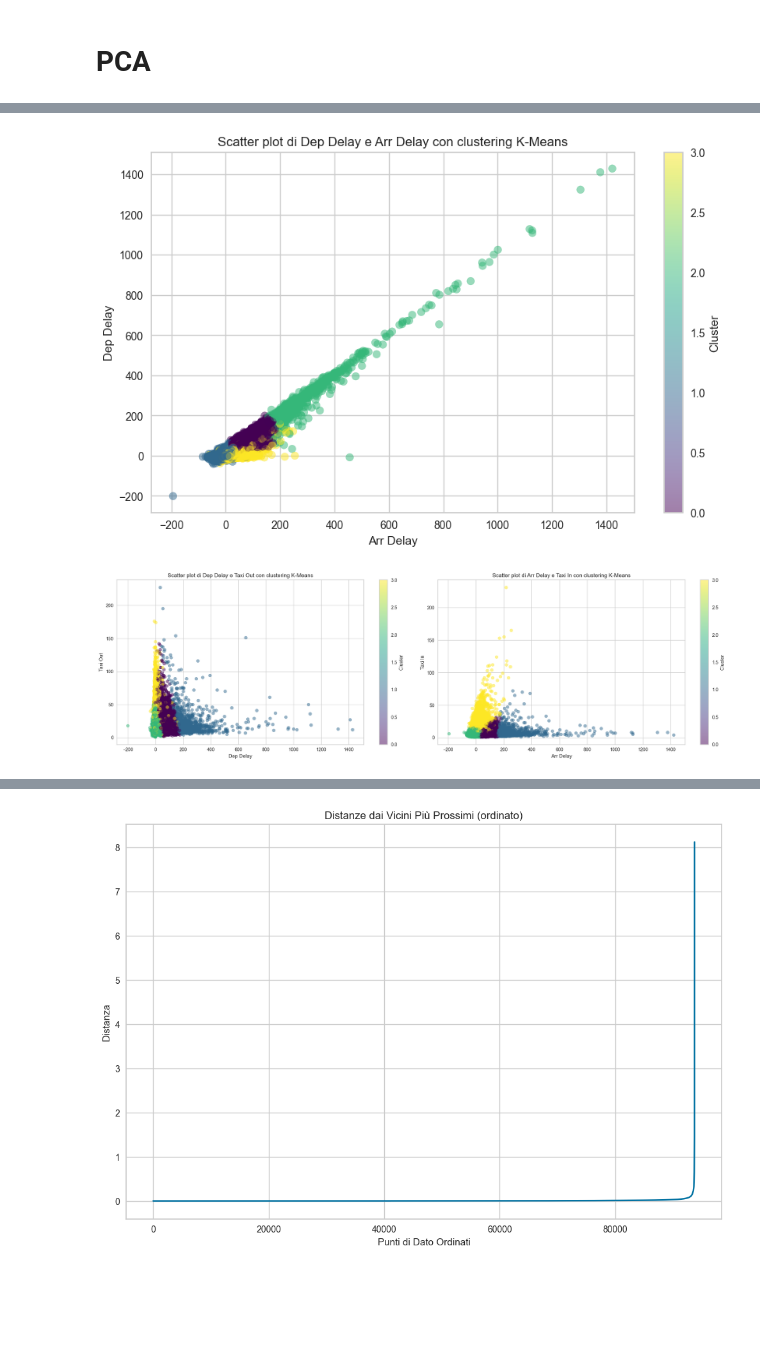
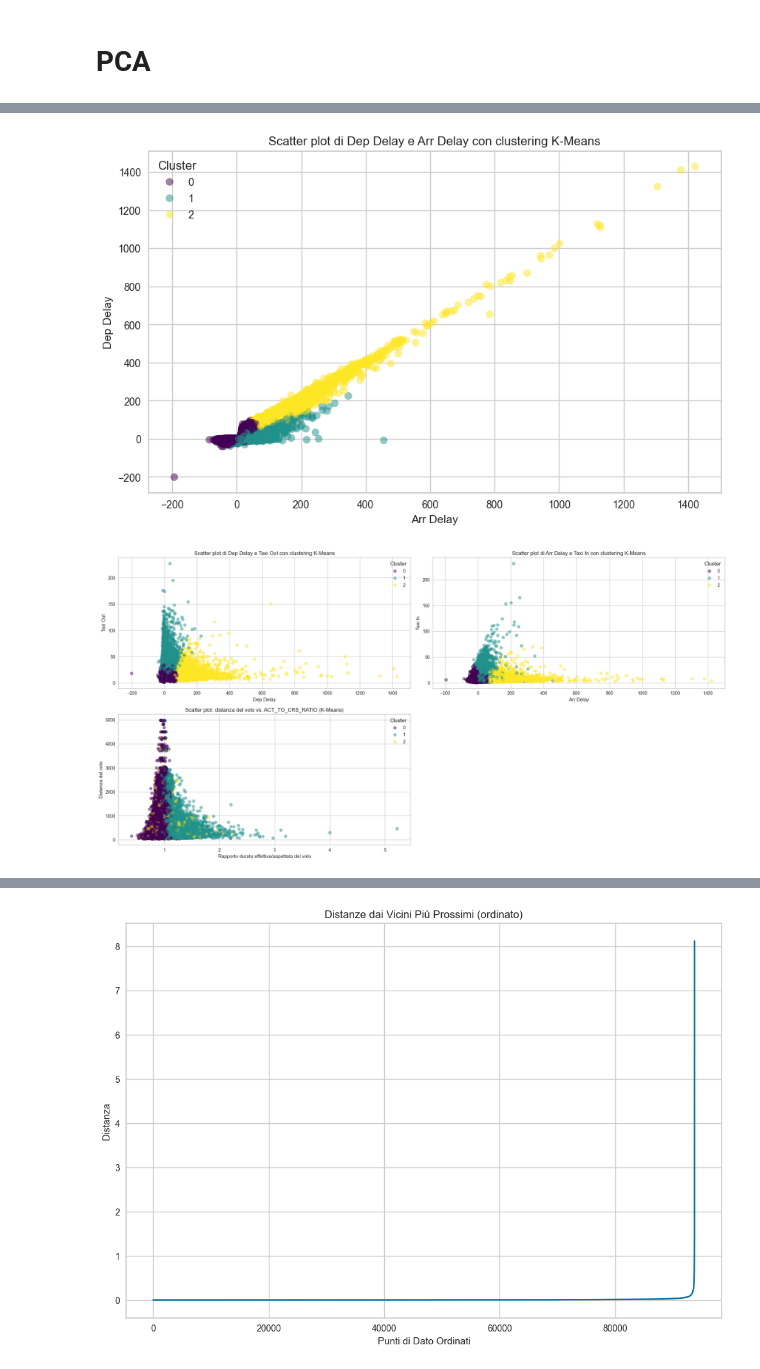
Before and after one commit to Walter-Di-Sabatino/Time-Series-Data-Science-Project, a Jupyter notebook: multi_d_clustering.ipynb, the cells around one changed output, grey strips where cells are left out. Drawn from its saved outputs; the diff is of its cells as text; code cells hidden in the pictures; blank space fills up the shorter version.

```diff
--- a/multi_d_clustering.ipynb
+++ b/multi_d_clustering.ipynb
@@ -50,6 +51,9 @@ Index(['OP_CARRIER', 'OP_CARRIER_FL_NUM', 'ORIGIN', 'DEST', 'CRS_DEP_TIME',
       dtype='object')
 # %%
-data = df[(df['CANCELLED'] == 0) & (df['DIVERTED'] == 0)][['DEP_DELAY', 'ARR_DELAY', 'TAXI_OUT', 'TAXI_IN']].fillna(0)
+filtered_data = df[(df['CANCELLED'] == 0) & (df['DIVERTED'] == 0)]
+data = filtered_data[['DEP_DELAY', 'ARR_DELAY',
+                    'TAXI_OUT', 'TAXI_IN',
+                    'ACT_TO_CRS_RATIO']].fillna(0)
 # %%
 # Standardizzazione dei dati
 scaler = StandardScaler()
@@ -59,7 +63,7 @@ data_scaled = scaler.fit_transform(data)
 model = KMeans(random_state=42)
 
 # Utilizzo di KElbowVisualizer per determinare il numero ottimale di cluster
-visualizer = KElbowVisualizer(model, k=(1, 10), metric='distortion', timings=True)
+visualizer = KElbowVisualizer(model, k=(1, 11), metric='distortion', timings=True)
 
 # Fit dei dati e visualizzazione del grafico
 visualizer.fit(data_scaled)
@@ -86,7 +108,7 @@ pca = PCA(n_components=2)  # Sostituisci 2 con il numero di componenti che vuoi
 pca_result = pca.fit_transform(data_scaled)
 # %%
 # Applica K-Means ai risultati della PCA
-kmeans = KMeans(n_clusters=4, random_state=0)  # Imposta n_clusters al numero desiderato
+kmeans = KMeans(n_clusters=3, random_state=0)  # Imposta n_clusters al numero desiderato
 kmeans.fit(pca_result)
 clusters = kmeans.predict(pca_result)
 # %%
@@ -103,36 +152,48 @@ plt.show()
 # %%
 # Visualizza il grafico scatter di dep_delay e arr_delay con i cluster di K-Means
 plt.figure(figsize=(10, 6))
-plt.scatter(data['ARR_DELAY'], data['DEP_DELAY'], c=clusters, cmap='viridis', alpha=0.5)
+scatter = plt.scatter(data['ARR_DELAY'], data['DEP_DELAY'], c=clusters, cmap='viridis', alpha=0.5)
 plt.xlabel('Arr Delay')
 plt.ylabel('Dep Delay')
 plt.title('Scatter plot di Dep Delay e Arr Delay con clustering K-Means')
-plt.colorbar(label='Cluster')
+
+# Aggiungi una legenda per i cluster
+plt.legend(*scatter.legend_elements(), title="Cluster")
 plt.show()
 # %% [output]
-[figure, old version]
+[figure, new version]
 # %%
 # Creazione della figura con due subplot
-plt.figure(figsize=(20, 6))
+plt.figure(figsize=(20, 10))
 
 # Primo grafico
-plt.subplot(1, 2, 1)
+plt.subplot(2, 2, 1)
 plt.scatter(data['DEP_DELAY'], data['TAXI_OUT'], c=clusters, cmap='viridis', alpha=0.5)
 plt.xlabel('Dep Delay')
 plt.ylabel('Taxi Out')
 plt.title('Scatter plot di Dep Delay e Taxi Out con clustering K-Means')
-plt.colorbar(label='Cluster')
+plt.legend(*scatter.legend_elements(), title="Cluster")
 
 # Secondo grafico
-plt.subplot(1, 2, 2)
+plt.subplot(2, 2, 2)
 plt.scatter(data['ARR_DELAY'], data['TAXI_IN'], c=clusters, cmap='viridis', alpha=0.5)
 plt.xlabel('Arr Delay')
 plt.ylabel('Taxi In')
 plt.title('Scatter plot di Arr Delay e Taxi In con clustering K-Means')
-plt.colorbar(label='Cluster')
+plt.legend(*scatter.legend_elements(), title="Cluster")
+
+# Terzo grafico
+plt.subplot(2, 2, 3)
+plt.scatter(data['ACT_TO_CRS_RATIO'], filtered_data['DISTANCE'], c=clusters, cmap='viridis', alpha=0.5)
+
+# Etichette e titolo
+plt.xlabel('Rapporto durata effettiva/aspettata del volo')
+plt.ylabel('Distanza del volo')
+plt.title('Scatter plot: distanza del volo vs. ACT_TO_CRS_RATIO (K-Means)')
+plt.legend(*scatter.legend_elements(), title="Cluster")
 
 # Mostra il grafico affiancato
 plt.tight_layout()
 plt.show()
 # %% [output]
-[figure, old version]
+[figure, new version]
```
Also changed, not shown: parts of 12 cells of this notebook, 2 other files.
